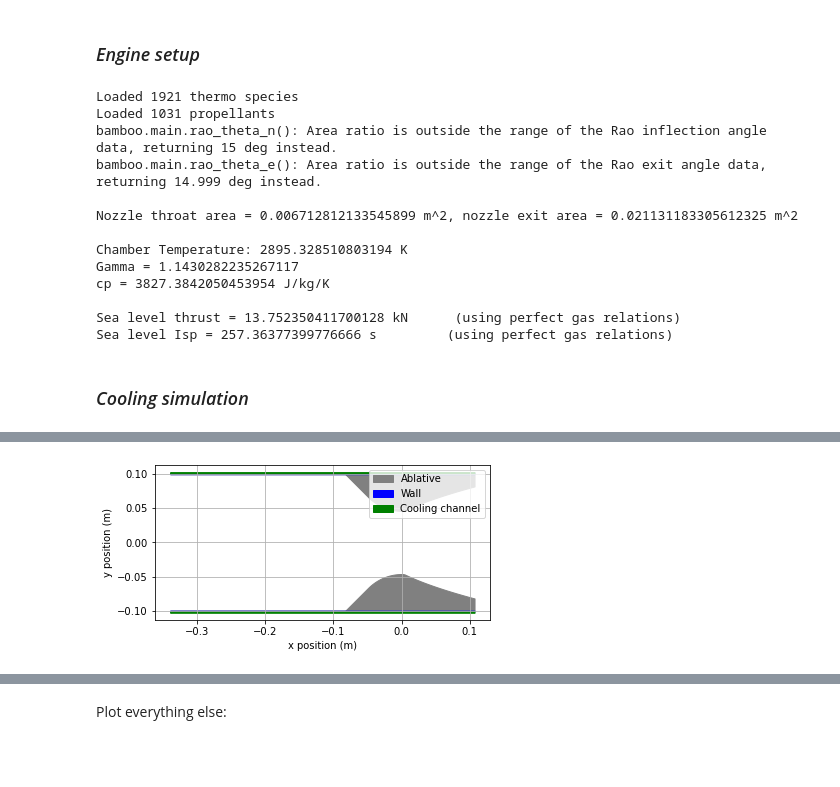
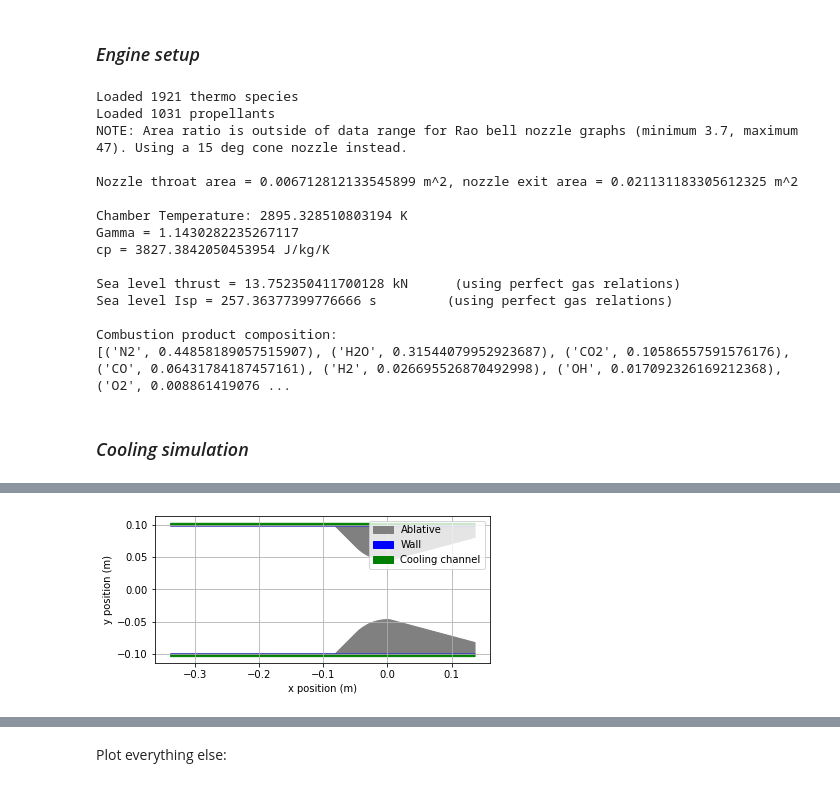
Before and after one commit to dug20/Bamboo-Investigations, a Jupyter notebook: White Giant - Vertical Channels.ipynb, the cells around one changed output, grey strips where cells are left out. Cells and saved outputs as stored; diff of their text form; code cells hidden in the pictures; blank space fills up the shorter version.

```diff
--- a/White Giant - Vertical Channels.ipynb
+++ b/White Giant - Vertical Channels.ipynb
@@ -56,11 +55,13 @@ print(f"cp = {cp} J/kg/K")
 print("")
 print(f"Sea level thrust = {engine.thrust(1e5)/1000} kN      (using perfect gas relations)")
 print(f"Sea level Isp = {engine.isp(1e5)} s         (using perfect gas relations)")
+
+print("\nCombustion product composition:")
+print(e.composition_sorted[0:8])
 # %% [output]
 Loaded 1921 thermo species
 Loaded 1031 propellants
-bamboo.main.rao_theta_n(): Area ratio is outside the range of the Rao inflection angle data, returning 15 deg instead.
-bamboo.main.rao_theta_e(): Area ratio is outside the range of the Rao exit angle data, returning 14.999 deg instead.
+NOTE: Area ratio is outside of data range for Rao bell nozzle graphs (minimum 3.7, maximum 47). Using a 15 deg cone nozzle instead.
 
 Nozzle throat area = 0.006712812133545899 m^2, nozzle exit area = 0.021131183305612325 m^2
 
@@ -70,6 +71,9 @@ cp = 3827.3842050453954 J/kg/K
 
 Sea level thrust = 13.752350411700128 kN      (using perfect gas relations)
 Sea level Isp = 257.36377399776666 s         (using perfect gas relations)
+
+Combustion product composition:
+[('N2', 0.44858189057515907), ('H2O', 0.31544079952923687), ('CO2', 0.10586557591576176), ('CO', 0.06431784187457161), ('H2', 0.026695526870492998), ('OH', 0.017092326169212368), ('O2', 0.008861419076 ...
 # %% [markdown]
 ### *Cooling simulation*
 # %%
@@ -136,7 +137,9 @@ Ac = np.pi*0.1**2                      #Chamber cross-sectional area (m^2)
 inner_wall_thickness = 1e-3                  #Thickness of the metal engine liner (m)
 L_star = 1.2                           #L_star = Volume_c/Area_t
 chamber_length = L_star*nozzle.At/Ac   #Length of the combustion chamber
-engine.add_geometry(chamber_length, Ac, inner_wall_thickness)
+engine.add_geometry(chamber_length = chamber_length,
+                    chamber_area = Ac,
+                    inner_wall_thickness = inner_wall_thickness)
 
 '''Coolant jacket'''
 mdot_coolant = mdot/(OF_ratio + 1)               #Coolant mass flow rate
@@ -151,7 +154,7 @@ engine.add_cooling_jacket(wall_material,
                                coolant_transport,
                                mdot_coolant,
                                configuration = "vertical",
-                               channel_height = 2e-3)
+                               channel_height = 3e-3)
 
 
 '''Graphite insert'''
@@ -162,7 +165,7 @@ engine.add_ablative(ablative_material)
 print("Wall material properties:")
 print(wall_material)
 
-print("\n Graphite insert properties:")
+print("\nGraphite insert properties:")
 print(ablative_material)
 print("")
 
@@ -183,10 +186,10 @@ bamboo.cooling.Material Object
 bamboo.cooling.Material Object
         Young's modulus = nan GPa
         0.2% Yield Stress = nan MPa
         Poisson's ratio = nan
         alpha = nan strain/K
         Thermal conductivity = 63.81001 W/m/K
         (may also have a specific heat capacity (self.c) and density (self.rho))
-[figure, old version]
+[figure, new version]
 # %%
 #Run simulation
```
Also changed, not shown: parts of 9 cells of this notebook.
